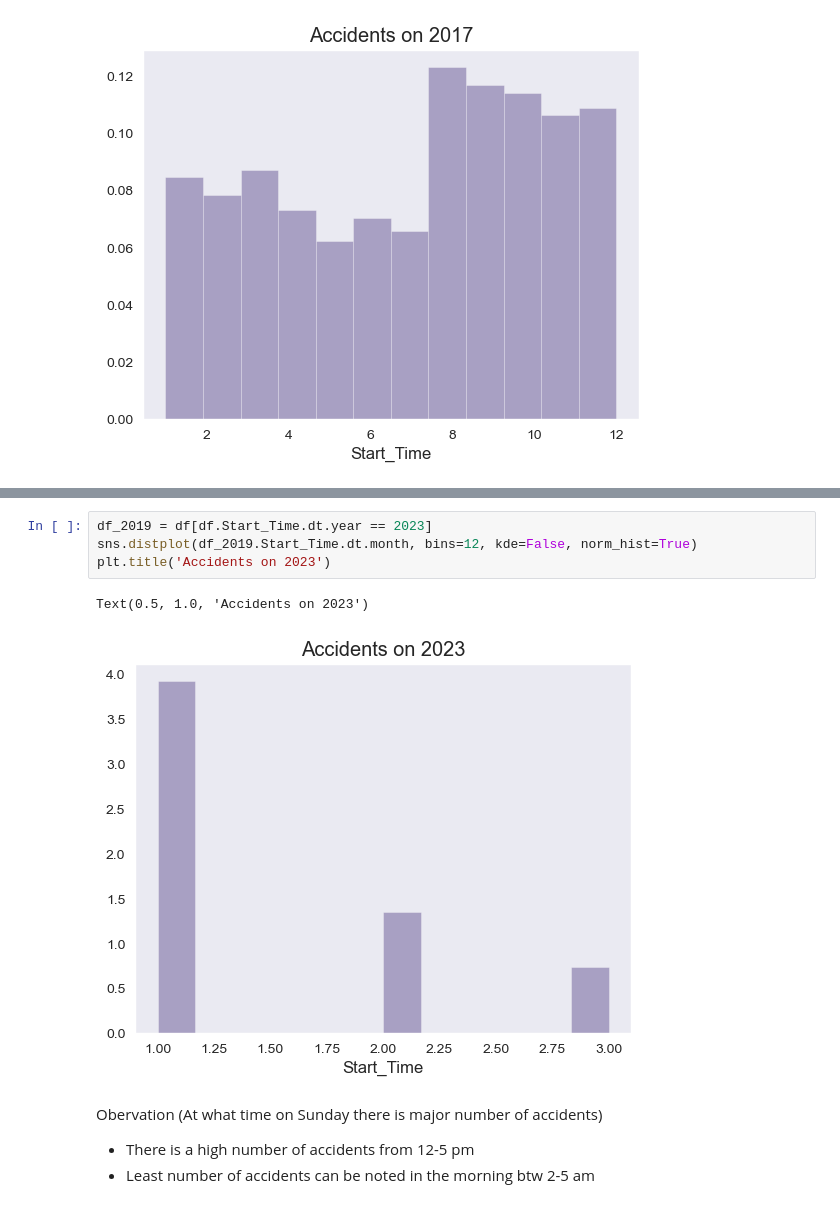
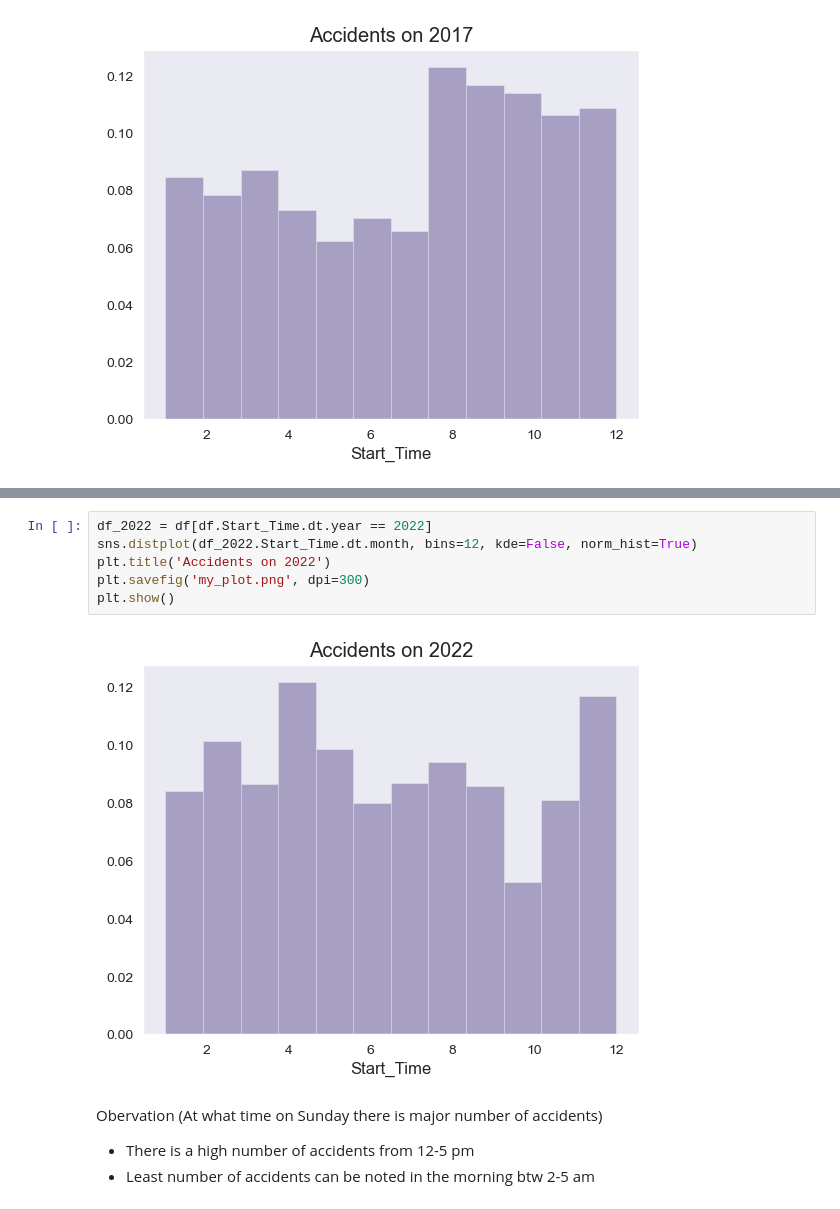
Before and after one commit to niranjan910/US-Accident-Analytics, a Jupyter notebook: US_Accident_analysis.ipynb, the cells around one changed output, grey strips where cells are left out. Drawn from its saved outputs; the diff is of its cells as text.

```diff
--- a/US_Accident_analysis.ipynb
+++ b/US_Accident_analysis.ipynb
@@ -306,11 +321,12 @@ Text(0.5, 1.0, 'Accidents on 2020')
 [figure]
 # %%
-df_2019 = df[df.Start_Time.dt.year == 2023]
-sns.distplot(df_2019.Start_Time.dt.month, bins=12, kde=False, norm_hist=True)
-plt.title('Accidents on 2023')
+df_2022 = df[df.Start_Time.dt.year == 2022]
+sns.distplot(df_2022.Start_Time.dt.month, bins=12, kde=False, norm_hist=True)
+plt.title('Accidents on 2022')
+plt.savefig('my_plot.png', dpi=300)
+plt.show()
 # %% [output]
-Text(0.5, 1.0, 'Accidents on 2023')
-[figure, old version]
+[figure, new version]
 # %% [markdown]
 Obervation (At what time on Sunday there is major number of accidents)
 - There is a high number of accidents from 12-5 pm
```
Also changed, not shown: parts of 43 cells of this notebook.
